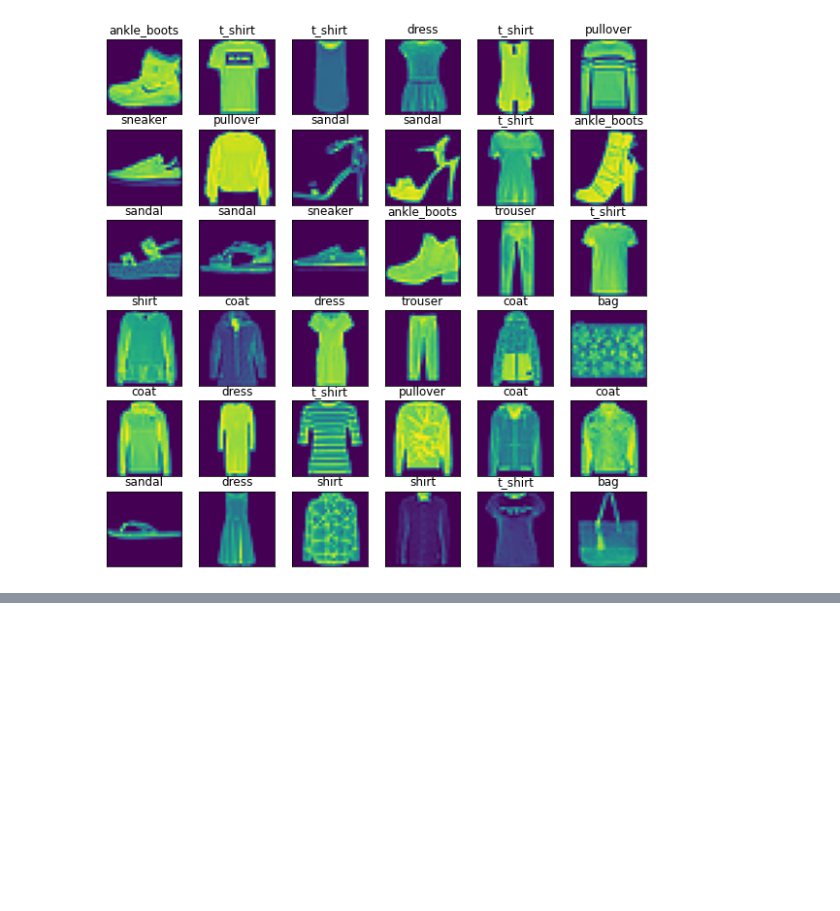
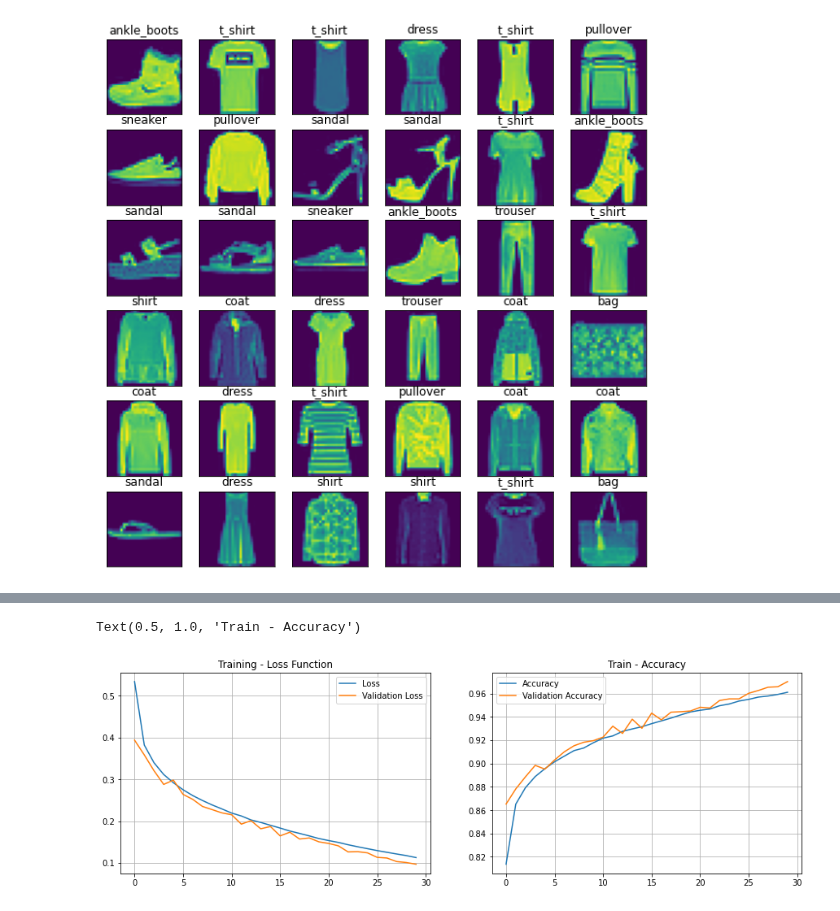
Before and after one commit to vineet891/DL-Assignment, a Jupyter notebook: DL_ASSIGNMENT2.ipynb, the cells around one changed output, grey strips where cells are left out. Drawn from its saved outputs; the diff is of its cells as text; code cells hidden in the pictures; blank space fills up the shorter version.

Commit message:
Added basic model

```diff
--- a/DL_ASSIGNMENT2.ipynb
+++ b/DL_ASSIGNMENT2.ipynb
@@ -51,7 +52,32 @@ for i in range(36):
 plt.show()
 # %% [output]
 [figure]
+# %%
+# one hot encoding the target variable
+y_train = to_categorical(y_train, 10)
+y_test = to_categorical(y_test, 10)
+# %%
+x_train = x_train.reshape((x_train.shape[0], 28, 28, 1))
+x_test = x_test.reshape((x_test.shape[0], 28, 28, 1))
 # %%
 # split the training data into validation set and training set
 X_valid, X_train = x_train[:5000], x_train[5000:]
 Y_valid, Y_train = y_train[:5000], y_train[5000:]
+# %%
+model = tf.keras.models.Sequential([
+                              #  tf.keras.layers.Flatten(input_shape=(28,28)),
+                              #      tf.keras.layers.Dense(128,activation='relu'),
+                              #      tf.keras.layers.Dense(10,activation='softmax')
+                              tf.keras.layers.Conv2D(32, (3, 3), activation='relu', kernel_initializer='he_uniform', input_shape=(28, 28, 1)),
+                              tf.keras.layers.MaxPooling2D((2, 2)),
+                              tf.keras.layers.Flatten(),
+                              tf.keras.layers.Dense(100, activation='relu', kernel_initializer='he_uniform'),
+                              tf.keras.layers.Dense(10, activation='softmax')
+
+])
+
+# compile model
+# opt = SGD(lr=0.01, momentum=0.9)
+model.compile(optimizer='sgd', loss='categorical_crossentropy', metrics=['accuracy'])
+
+model.summary()
@@ -57,0 +105,2 @@ Y_valid, Y_train = y_train[:5000], y_train[5000:]
+# %%
+history = model.fit(x_train,y_train,epochs=30, validation_data=(X_valid, Y_valid))
@@ -57,0 +125,20 @@ Y_valid, Y_train = y_train[:5000], y_train[5000:]
+# %%
+# plot the Loss vs epochs and Accuracy vs Epochs charts
+plt.figure(figsize=(15, 10))
+
+plt.subplot(2, 2, 1)
+plt.grid(True)
+plt.plot(history.history['loss'], label='Loss')
+plt.plot(history.history['val_loss'], label='Validation Loss')
+plt.legend()
+plt.title('Training - Loss Function')
+
+plt.subplot(2, 2, 2)
+plt.grid(True)
+plt.plot(history.history['accuracy'], label='Accuracy')
+plt.plot(history.history['val_accuracy'], label='Validation Accuracy')
+plt.legend()
+plt.title('Train - Accuracy')
+# %% [output]
+Text(0.5, 1.0, 'Train - Accuracy')
+[figure, added]
```
Also changed, not shown: parts of 3 cells of this notebook.
